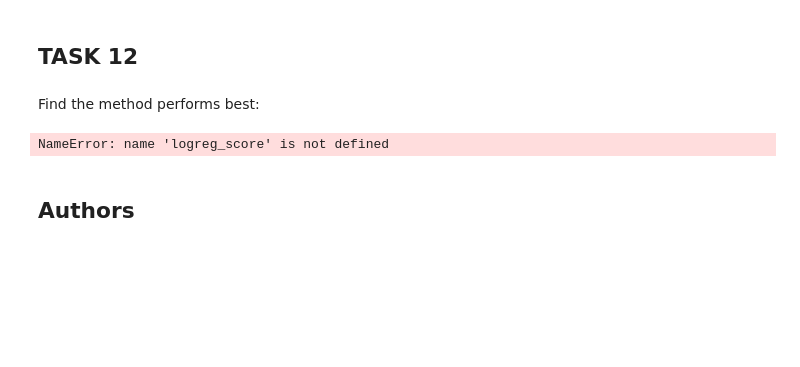
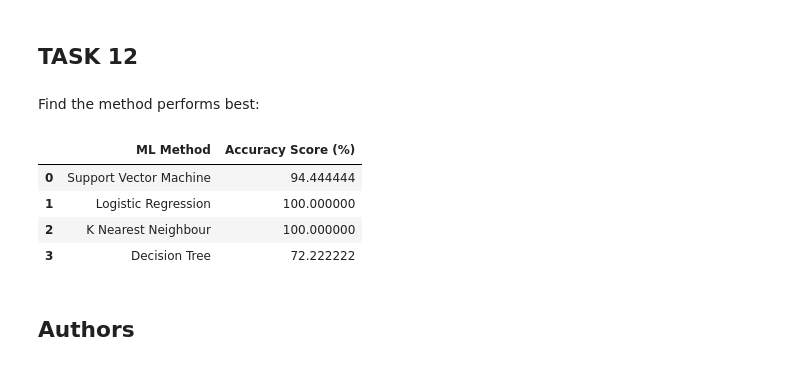
Before and after one commit to jandanel/IBM-Applied-Data-Science-Capstone, a Jupyter notebook: Machine Learning Prediction Project.ipynb, the cells around one changed output. Cells and saved outputs as stored; diff of their text form; code cells hidden in the pictures; blank space fills up the shorter version.

```diff
--- a/Machine Learning Prediction Project.ipynb
+++ b/Machine Learning Prediction Project.ipynb
@@ -309,4 +309,4 @@ Calculate the accuracy of tree_cv on the test data using the method <code>score<
 # %%
-tree_cv_score = tree_cv.score(X_test,Y_test)
-tree_cv_score
+knn_cv_score = knn_cv.score(X_test,Y_test)
+knn_cv_score
 # %% [output]
@@ -323,16 +323,20 @@ plot_confusion_matrix(Y_test,yhat)
 # %% [markdown]
 Find the method performs best:
 # %%
-accuracy = [svm_cv_score, logreg_score, knn_cv_score, tree_cv_score]
+accuracy = [svm_cv_score, logreg_cv_score, knn_cv_score, tree_cv_score]
 accuracy = [i * 100 for i in accuracy]
 
 method = ['Support Vector Machine', 'Logistic Regression', 'K Nearest Neighbour', 'Decision Tree']
 models = {'ML Method':method, 'Accuracy Score (%)':accuracy}
 
 ML_df = pd.DataFrame(models)
 ML_df
 # %% [output]
-NameError: name 'logreg_score' is not defined
+|  | ML Method | Accuracy Score (%) |
+| 0 | Support Vector Machine | 94.444444 |
+| 1 | Logistic Regression | 100.000000 |
+| 2 | K Nearest Neighbour | 100.000000 |
+| 3 | Decision Tree | 72.222222 |
 # %% [markdown]
 ## Authors
 # %% [markdown]
```
Also changed, not shown: parts of 2 cells of this notebook.
